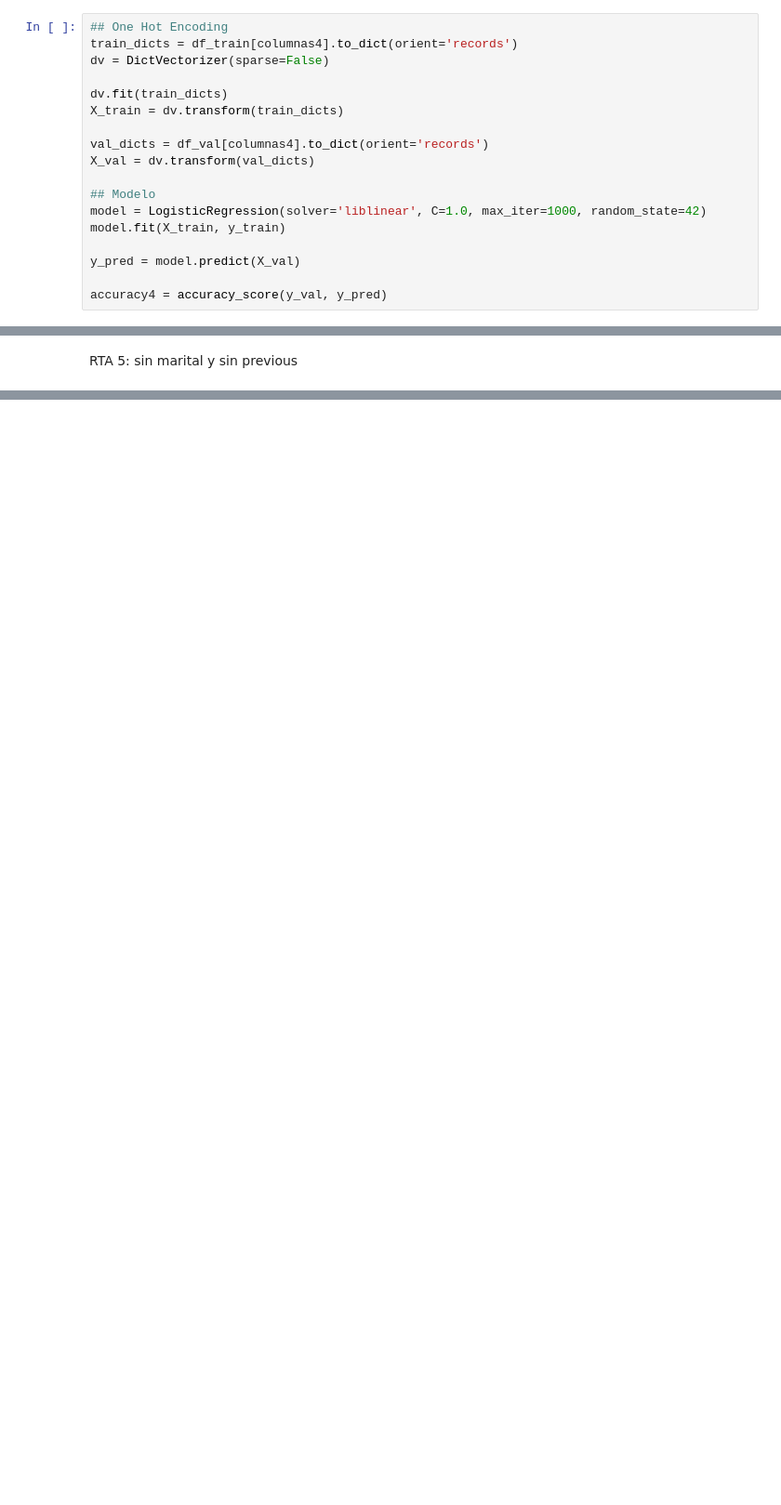
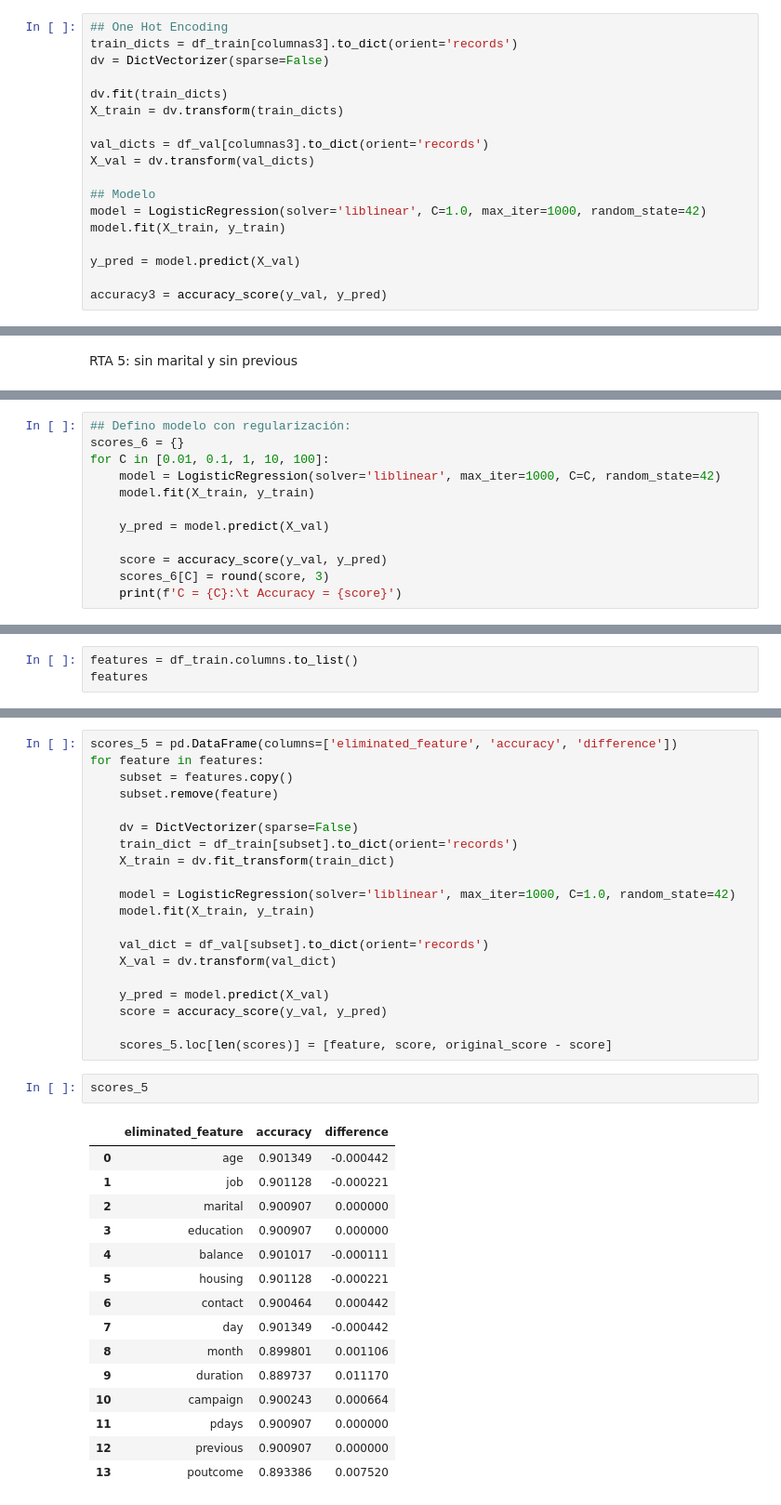
Before and after one commit to caro6852lq/ML-Zoomcamp-CaroVergara, a Jupyter notebook: 03_classification/Homework 3.ipynb, the cells around one changed output, grey strips where cells are left out. Shown: that part at 93% size. Cells and saved outputs as stored; diff of their text form; blank space fills up the shorter version.

```diff
--- a/03_classification/Homework 3.ipynb
+++ b/03_classification/Homework 3.ipynb
@@ -272,13 +271,13 @@ columnas4 = ['job', 'marital', 'education','housing', 'contact',
 ## sin previous
 # %%
 ## One Hot Encoding
-train_dicts = df_train[columnas4].to_dict(orient='records')
+train_dicts = df_train[columnas3].to_dict(orient='records')
 dv = DictVectorizer(sparse=False)
 
 dv.fit(train_dicts)
 X_train = dv.transform(train_dicts)
 
-val_dicts = df_val[columnas4].to_dict(orient='records')
+val_dicts = df_val[columnas3].to_dict(orient='records')
 X_val = dv.transform(val_dicts)
 
 ## Modelo
@@ -287,7 +286,7 @@ model.fit(X_train, y_train)
 
 y_pred = model.predict(X_val)
 
-accuracy4 = accuracy_score(y_val, y_pred)
+accuracy3 = accuracy_score(y_val, y_pred)
 # %%
 original_score, accuracy1, accuracy2, accuracy3, accuracy4
 # %% [output]
@@ -307,0 +312,12 @@ RTA 5: sin marital y sin previous
+# %%
+## Defino modelo con regularización:
+scores_6 = {}
+for C in [0.01, 0.1, 1, 10, 100]:
+    model = LogisticRegression(solver='liblinear', max_iter=1000, C=C, random_state=42)
+    model.fit(X_train, y_train)
+
+    y_pred = model.predict(X_val)
+
+    score = accuracy_score(y_val, y_pred)
+    scores_6[C] = round(score, 3)
+    print(f'C = {C}:\t Accuracy = {score}')
@@ -307,0 +346,3 @@ RTA 5: sin marital y sin previous
+# %%
+features = df_train.columns.to_list()
+features
@@ -307,0 +364,38 @@ RTA 5: sin marital y sin previous
+# %%
+scores_5 = pd.DataFrame(columns=['eliminated_feature', 'accuracy', 'difference'])
+for feature in features:
+    subset = features.copy()
+    subset.remove(feature)
+
+    dv = DictVectorizer(sparse=False)
+    train_dict = df_train[subset].to_dict(orient='records')
+    X_train = dv.fit_transform(train_dict)
+
+    model = LogisticRegression(solver='liblinear', max_iter=1000, C=1.0, random_state=42)
+    model.fit(X_train, y_train)
+
+    val_dict = df_val[subset].to_dict(orient='records')
+    X_val = dv.transform(val_dict)
+
+    y_pred = model.predict(X_val)
+    score = accuracy_score(y_val, y_pred)
+
+    scores_5.loc[len(scores)] = [feature, score, original_score - score]
+# %%
+scores_5
+# %% [output]
+|  | eliminated_feature | accuracy | difference |
+| 0 | age | 0.901349 | -0.000442 |
+| 1 | job | 0.901128 | -0.000221 |
+| 2 | marital | 0.900907 | 0.000000 |
+| 3 | education | 0.900907 | 0.000000 |
+| 4 | balance | 0.901017 | -0.000111 |
+| 5 | housing | 0.901128 | -0.000221 |
+| 6 | contact | 0.900464 | 0.000442 |
+| 7 | day | 0.901349 | -0.000442 |
+| 8 | month | 0.899801 | 0.001106 |
+| 9 | duration | 0.889737 | 0.011170 |
+| 10 | campaign | 0.900243 | 0.000664 |
+| 11 | pdays | 0.900907 | 0.000000 |
+| 12 | previous | 0.900907 | 0.000000 |
+| 13 | poutcome | 0.893386 | 0.007520 |
```
Also changed, not shown: parts of 17 cells of this notebook.
